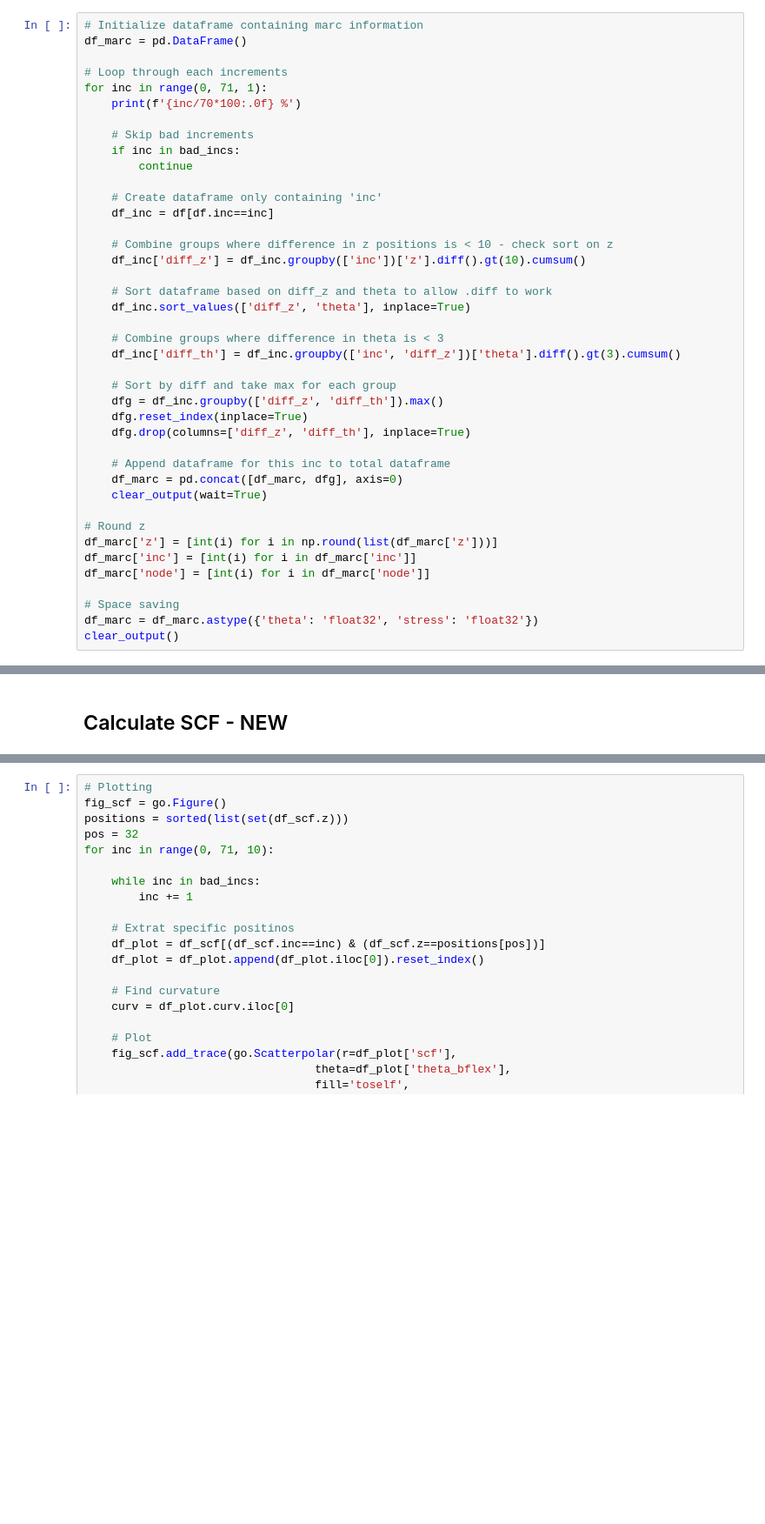
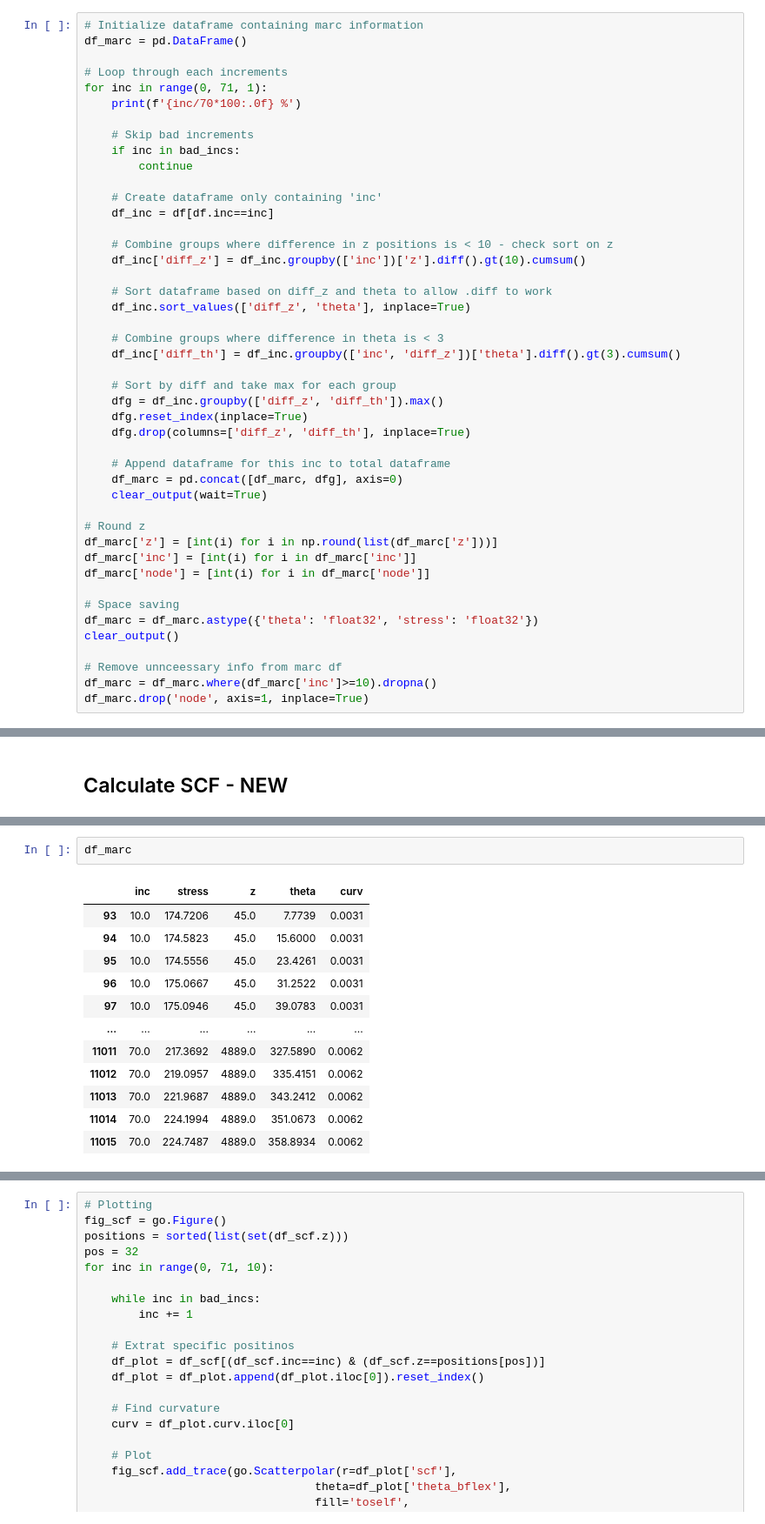
Before and after one commit to tom-are-grov-4ss/marc-bflex-ssc, a Jupyter notebook: Marc_tools_notebook.ipynb, the cells around one changed output, grey strips where cells are left out. Shown at 87% size. Cells and saved outputs as stored; diff of their text form; blank space fills up the shorter version.

```diff
--- a/Marc_tools_notebook.ipynb
+++ b/Marc_tools_notebook.ipynb
@@ -278,6 +280,10 @@ df_marc['node'] = [int(i) for i in df_marc['node']]
 # Space saving
 df_marc = df_marc.astype({'theta': 'float32', 'stress': 'float32'})
 clear_output()
+
+# Remove unnceessary info from marc df
+df_marc = df_marc.where(df_marc['inc']>=10).dropna()
+df_marc.drop('node', axis=1, inplace=True)
 # %% [markdown]
 ## CrossSection
 # %% [markdown]
@@ -517,0 +463,15 @@ print(f'ValueError at {sorted(list(set(valer)))} mm')
+# %%
+df_marc
+# %% [output]
+|  | inc | stress | z | theta | curv |
+| 93 | 10.0 | 174.7206 | 45.0 | 7.7739 | 0.0031 |
+| 94 | 10.0 | 174.5823 | 45.0 | 15.6000 | 0.0031 |
+| 95 | 10.0 | 174.5556 | 45.0 | 23.4261 | 0.0031 |
+| 96 | 10.0 | 175.0667 | 45.0 | 31.2522 | 0.0031 |
+| 97 | 10.0 | 175.0946 | 45.0 | 39.0783 | 0.0031 |
+| ... | ... | ... | ... | ... | ... |
+| 11011 | 70.0 | 217.3692 | 4889.0 | 327.5890 | 0.0062 |
+| 11012 | 70.0 | 219.0957 | 4889.0 | 335.4151 | 0.0062 |
+| 11013 | 70.0 | 221.9687 | 4889.0 | 343.2412 | 0.0062 |
+| 11014 | 70.0 | 224.1994 | 4889.0 | 351.0673 | 0.0062 |
+| 11015 | 70.0 | 224.7487 | 4889.0 | 358.8934 | 0.0062 |
```
Also changed, not shown: parts of 12 cells of this notebook.
